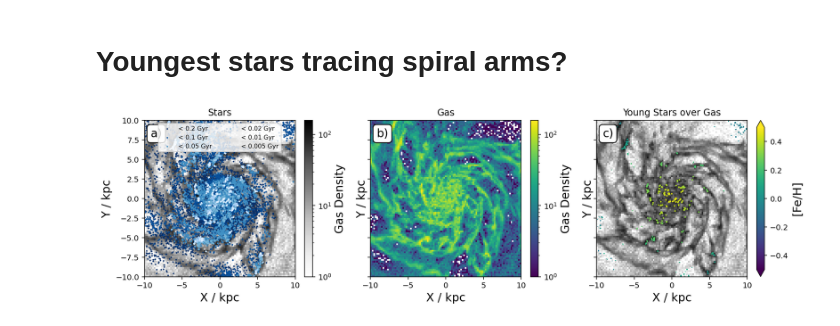
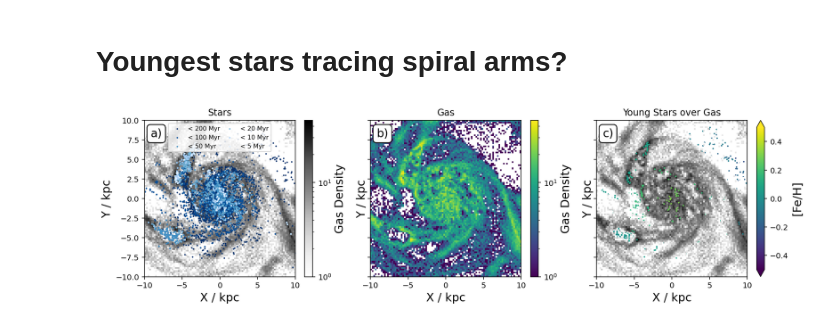
Before and after one commit to svenbuder/preparing_NIHAO, a Jupyter notebook: example_exploration/nihao_spiral_arms/nihao_spiral_arms.ipynb, the cells around one changed output. Saved outputs shown, nothing was run; the diff lists cells and outputs as text; code cells hidden in the pictures.

Commit message:
adding young star tracing

```diff
--- a/example_exploration/nihao_spiral_arms/nihao_spiral_arms.ipynb
+++ b/example_exploration/nihao_spiral_arms/nihao_spiral_arms.ipynb
@@ -48,7 +63,9 @@ panels = [
     'ac)','ad)','ae)'
 ]
 # %%
-simulation_name = 'g8.26e11_extensive'
+# simulation_name = 'g8.26e11_extensive'
+simulation_name = 'g8.26e11_pilot'
+
 simulation_lite_stars = Table.read('../../NIHAO_prepared/'+simulation_name+'_stars.fits')
 simulation_lite_gas   = Table.read('../../NIHAO_prepared/'+simulation_name+'_gas.fits')
 # %% [markdown]
@@ -58,10 +75,10 @@ f, gs = plt.subplots(1,3,figsize=(15,3.75),sharex=True,sharey=True)
 
 blues = ['#08306b', '#08519c', '#4292c6',  '#77b4d6',  '#abcff5', '#ddeeff']
 
-for age_index, maximum_age in enumerate([0.20,0.10,0.05, 0.02, 0.01, 0.005]): # Gyr
+for age_index, maximum_age in enumerate([200,100,50, 20, 10, 5]): # Myr
 
     youngest_stars = (
-        (simulation_lite_stars['age'] < maximum_age) &
+        (simulation_lite_stars['age'] < maximum_age/1000.) &
         (np.sqrt(
             simulation_lite_stars['x']**2 + simulation_lite_stars['y']**2
         ) < 100) # galactocentric radius within 100 kpc
@@ -94,10 +111,10 @@ for age_index, maximum_age in enumerate([0.20,0.10,0.05, 0.02, 0.01, 0.005]): #
         s = ax.scatter(
             simulation_lite_stars['x'][youngest_stars],
             simulation_lite_stars['y'][youngest_stars],
-            label = '< '+str(maximum_age)+' Gyr',
+            label = '< '+str(maximum_age)+' Myr',
             s = 1, c = blues[age_index], zorder=1
         );
-        ax.legend(ncol=2, fontsize=8, loc='upper center')
+        ax.legend(ncol=2, fontsize=8, columnspacing = 0.5, markerscale = 1, loc='upper center')
 
         ax = gs[1]
         ax.set_title('Gas')
@@ -124,33 +141,33 @@ for age_index, maximum_age in enumerate([0.20,0.10,0.05, 0.02, 0.01, 0.005]): #
         ax.text(0.04,0.95,panels[2],fontsize=15,transform=ax.transAxes,va='top',ha='left',bbox=dict(boxstyle='round', facecolor='w', alpha=0.95))
         ax.set_xlabel('X / kpc')
         ax.set_ylabel('Y / kpc')
 
         h = ax.hist2d(
             simulation_lite_gas['x'],
             simulation_lite_gas['y'],
             bins = (
                 np.linspace(-spatial_extend, spatial_extend,100),
                 np.linspace(-spatial_extend, spatial_extend,100)
             ),
             cmin = 1, cmap = 'Greys',
             norm = LogNorm()
         );
         s = ax.scatter(
             simulation_lite_stars['x'][youngest_stars],
             simulation_lite_stars['y'][youngest_stars],
             c = simulation_lite_stars['Fe_H'][youngest_stars],
             s = 1,
             vmin = -0.5, vmax = 0.5
         );
         if age_index == 0:
             cbar = plt.colorbar(s, ax=ax, extend='both')
             cbar.set_label('[Fe/H]')
 
         plt.savefig(simulation_name+'_young_stars_i'+str(age_index)+'.png',dpi=300,bbox_inches='tight')
 
 plt.show()
 plt.close()
 # %% [output]
-[figure, old version]
+[figure, new version]
 # %%
 # make a GIF!
```
Also changed, not shown: parts of 2 cells of this notebook, 15 other files.
